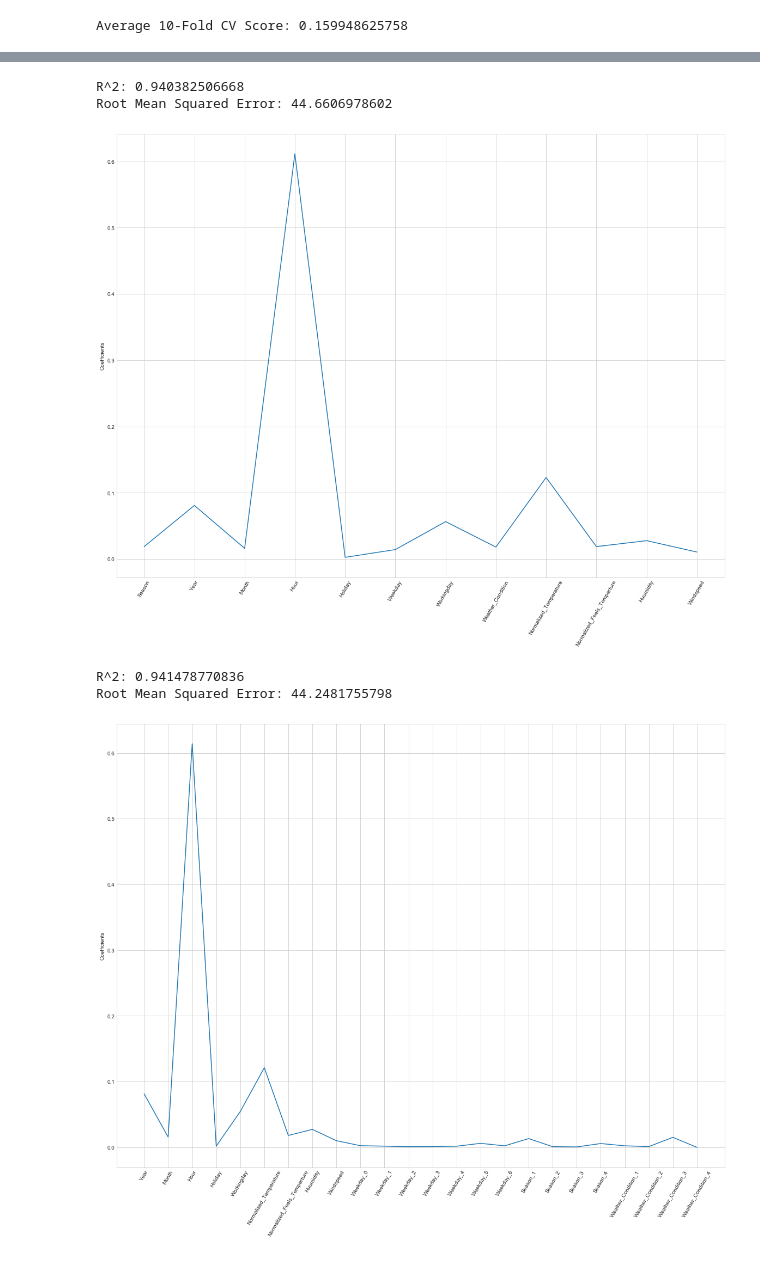
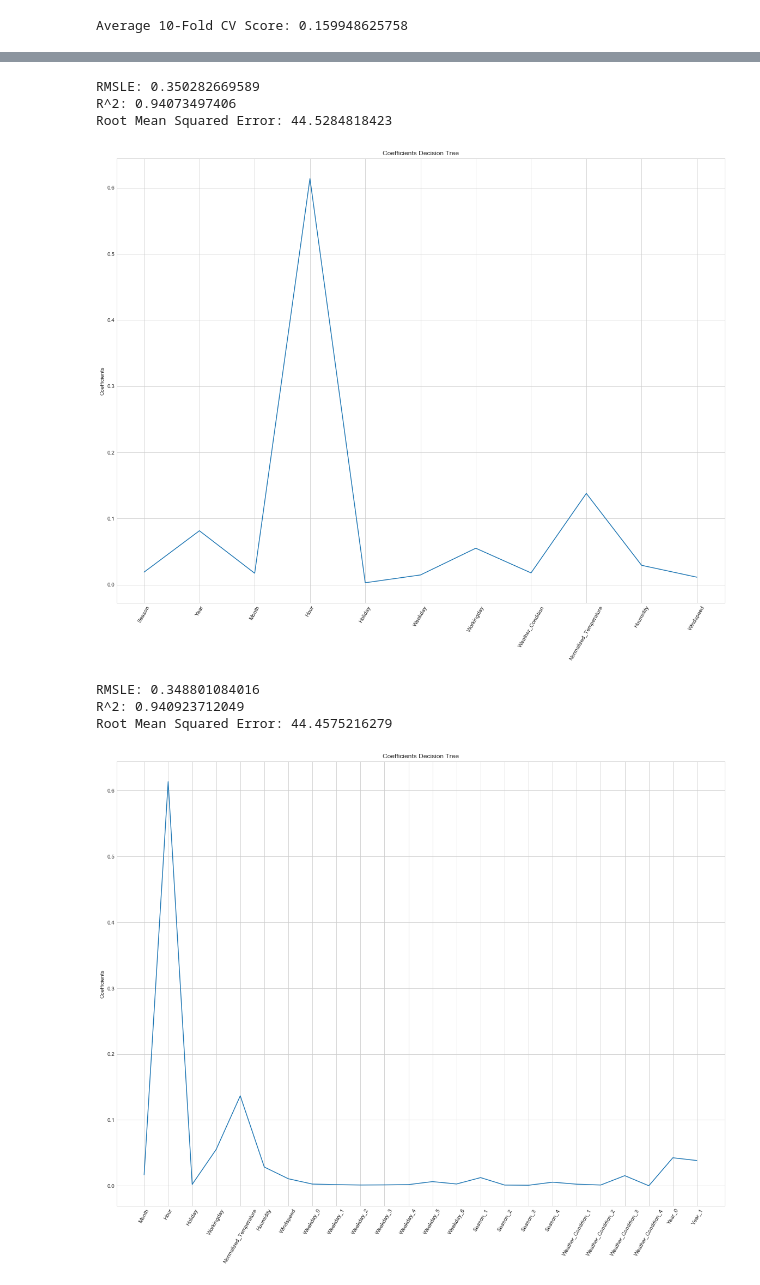
Before and after one commit to samudassir/bikesharingdemand, a Jupyter notebook: machine_learning/src/bike_share_demand_machine_learning.ipynb, the cells around one changed output, grey strips where cells are left out. Saved outputs shown, nothing was run; the diff lists cells and outputs as text; code cells hidden in the pictures.

```diff
--- a/machine_learning/src/bike_share_demand_machine_learning.ipynb
+++ b/machine_learning/src/bike_share_demand_machine_learning.ipynb
@@ -157,0 +179,3 @@ Root Mean Squared Error: 139.857211394
+# %%
+features = df.drop(['Demand','Casual','Registered','Normalized_Feels_Temperture'],axis=1)
+ridgeRegression(df,features)
@@ -159,7 +186,7 @@ Root Mean Squared Error: 139.857211394
 def decisionTreeRegressionOptimizer(df):
 
     df = df.sample(frac=1)
-    features = df.drop(['Demand','Casual','Registered'],axis=1)
+    features = df.drop(['Demand','Casual','Registered','Normalized_Feels_Temperture'],axis=1)
     X = features.values
     y = df[labels].values
 
@@ -286,7 +325,7 @@ Average 3-Fold CV Score: 0.655516284668
 def randomForestRegressionOptimizer(df):
 
     df = df.sample(frac=1)
-    features = df.drop(['Demand','Casual','Registered'],axis=1)
+    features = df.drop(['Demand','Casual','Registered','Normalized_Feels_Temperture'],axis=1)
     X = features.values
     y = df[labels].values
 
@@ -377,7 +416,7 @@ R^2 Randomized Search Cross Validation: 0.935167071564
 def randomForestRegressor(df):
 
     df = df.sample(frac=1,random_state=1)
-    features = df.drop(['Demand','Casual','Registered'],axis=1)
+    features = df.drop(['Demand','Casual','Registered','Normalized_Feels_Temperture'],axis=1)
     X = features.values
     y = df[labels].values
 
@@ -394,6 +433,8 @@ def randomForestRegressor(df):
     pickle.dump(regr, open(filename, 'wb'))
 
     y_pred = regr.predict(X_test)
+
+    print("RMSLE: {}".format(np.sqrt(mean_squared_log_error(y_test,y_pred))))
     print("R^2: {}".format(regr.score(X_test, y_test)))
     rmse = np.sqrt(mean_squared_error(y_test,y_pred))
     print("Root Mean Squared Error: {}".format(rmse))
@@ -403,22 +444,25 @@ def randomForestRegressor(df):
     df_plt = features.columns
     _ = plt.plot(range(len(df_plt)),feature_imp)
     _ = plt.xticks(range(len(df_plt)),df_plt,rotation=60)
+    _ = plt.title('Coefficients Decision Tree')
     _ = plt.ylabel('Coefficients')
     _ = plt.rcParams['figure.figsize'] = [20, 15]
     savefig('../../plot/img/random_forest_regression_demand.png', bbox_inches='tight')
 # %%
 randomForestRegressor(df)
 # %% [output]
-R^2: 0.940382506668
-Root Mean Squared Error: 44.6606978602
+RMSLE: 0.350282669589
+R^2: 0.94073497406
+Root Mean Squared Error: 44.5284818423
-[figure, old version]
+[figure, new version]
 # %%
-dum_df = pd.get_dummies(df, columns=["Weekday","Season","Weather_Condition"])
+dum_df = pd.get_dummies(df, columns=["Weekday","Season","Weather_Condition","Year"])
 randomForestRegressor(dum_df)
 # %% [output]
-R^2: 0.941478770836
-Root Mean Squared Error: 44.2481755798
+RMSLE: 0.348801084016
+R^2: 0.940923712049
+Root Mean Squared Error: 44.4575216279
-[figure, old version]
+[figure, new version]
 # %%
 def loadRandomForestRegressor(df):
 
```
Also changed, not shown: parts of 17 cells of this notebook, 13 other files.
